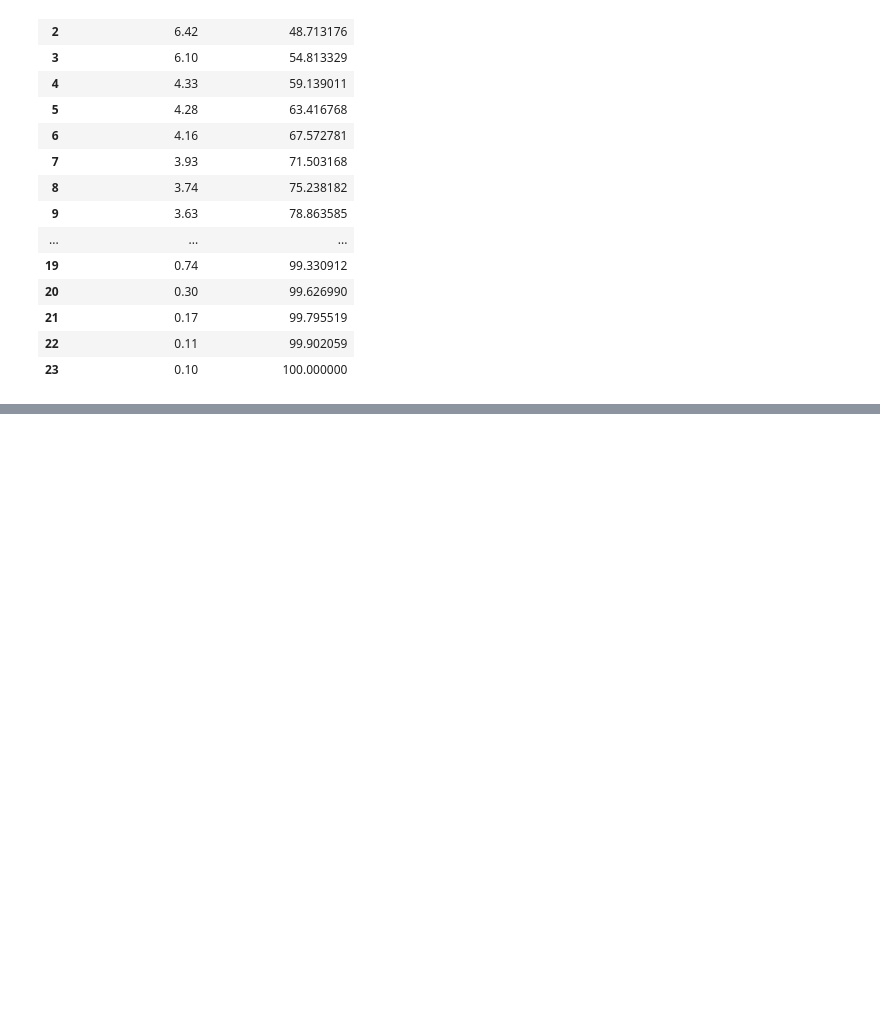
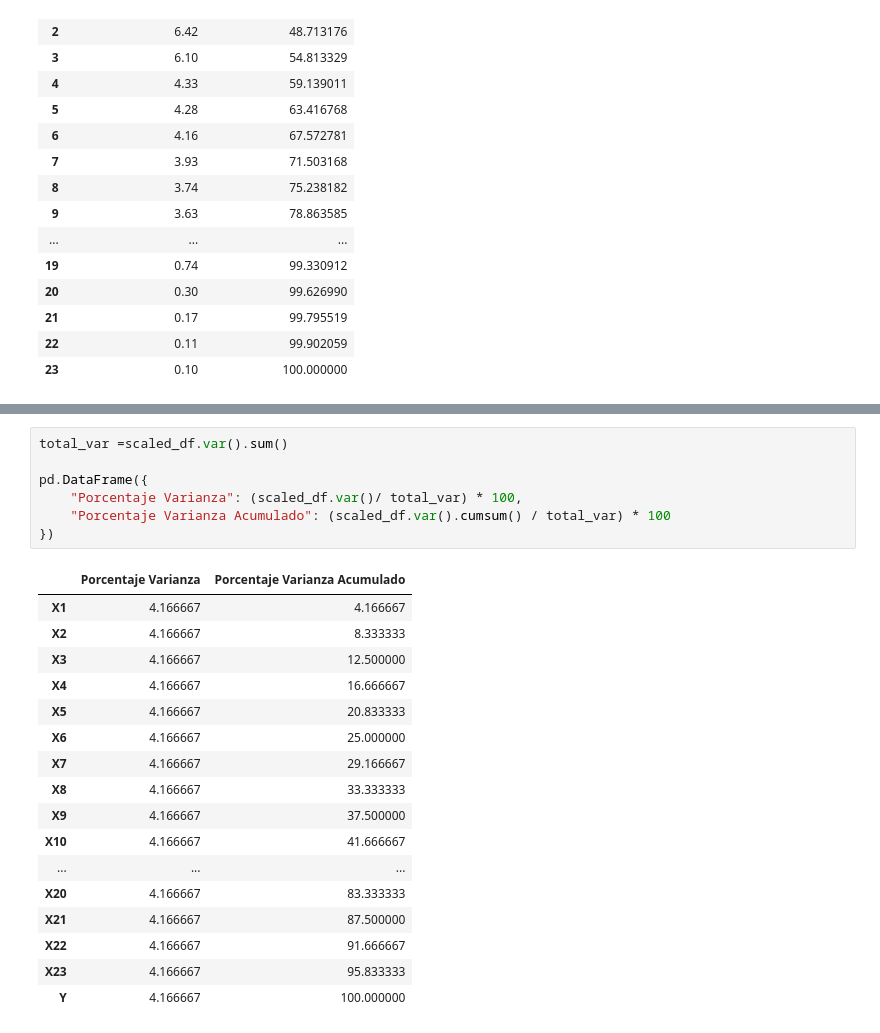
Before and after one commit to PosgradoMNA/actividades-de-aprendizaje-CarlosAlbertoNievesPerez, a Jupyter notebook: Semana 4/Actividad_semanal_4.ipynb, the cells around one changed output, grey strips where cells are left out. Drawn from its saved outputs; the diff is of its cells as text; blank space fills up the shorter version.

```diff
--- a/Semana 4/Actividad_semanal_4.ipynb
+++ b/Semana 4/Actividad_semanal_4.ipynb
@@ -252,0 +355,25 @@ pcsSummary_df
+# %%
+total_var =scaled_df.var().sum()
+
+pd.DataFrame({
+    "Porcentaje Varianza": (scaled_df.var()/ total_var) * 100,
+    "Porcentaje Varianza Acumulado": (scaled_df.var().cumsum() / total_var) * 100
+})
+# %% [output]
+|  | Porcentaje Varianza | Porcentaje Varianza Acumulado |
+| X1 | 4.166667 | 4.166667 |
+| X2 | 4.166667 | 8.333333 |
+| X3 | 4.166667 | 12.500000 |
+| X4 | 4.166667 | 16.666667 |
+| X5 | 4.166667 | 20.833333 |
+| X6 | 4.166667 | 25.000000 |
+| X7 | 4.166667 | 29.166667 |
+| X8 | 4.166667 | 33.333333 |
+| X9 | 4.166667 | 37.500000 |
+| X10 | 4.166667 | 41.666667 |
+| ... | ... | ... |
+| X20 | 4.166667 | 83.333333 |
+| X21 | 4.166667 | 87.500000 |
+| X22 | 4.166667 | 91.666667 |
+| X23 | 4.166667 | 95.833333 |
+| Y | 4.166667 | 100.000000 |
```
Also changed, not shown: parts of 13 cells of this notebook.
